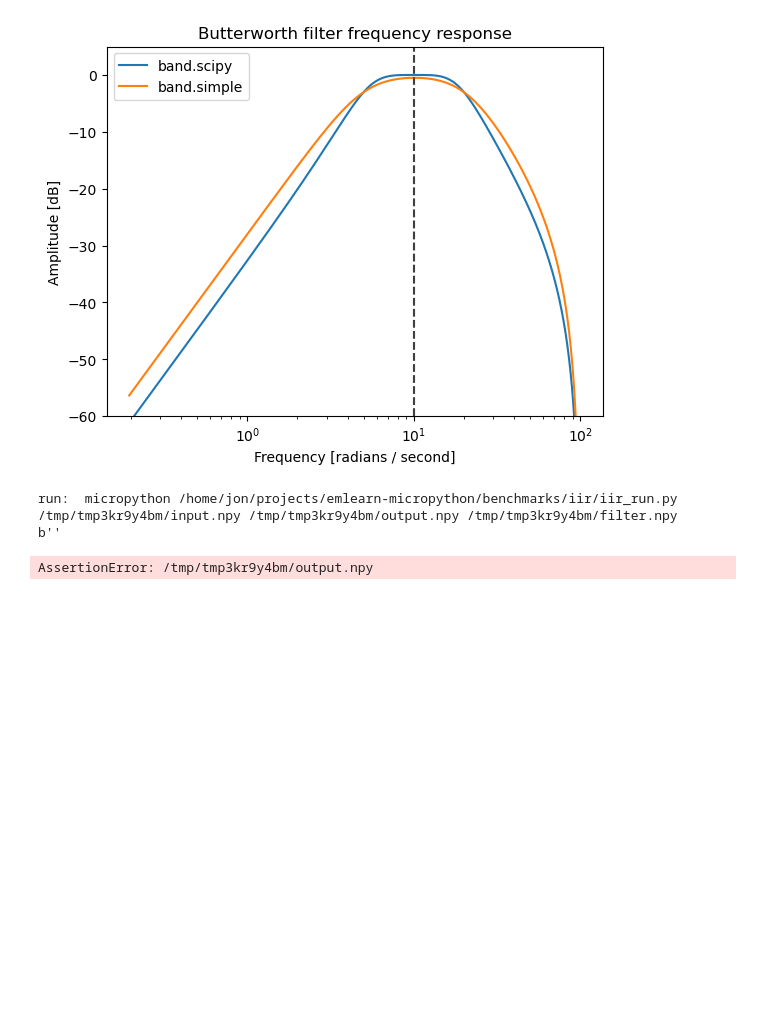
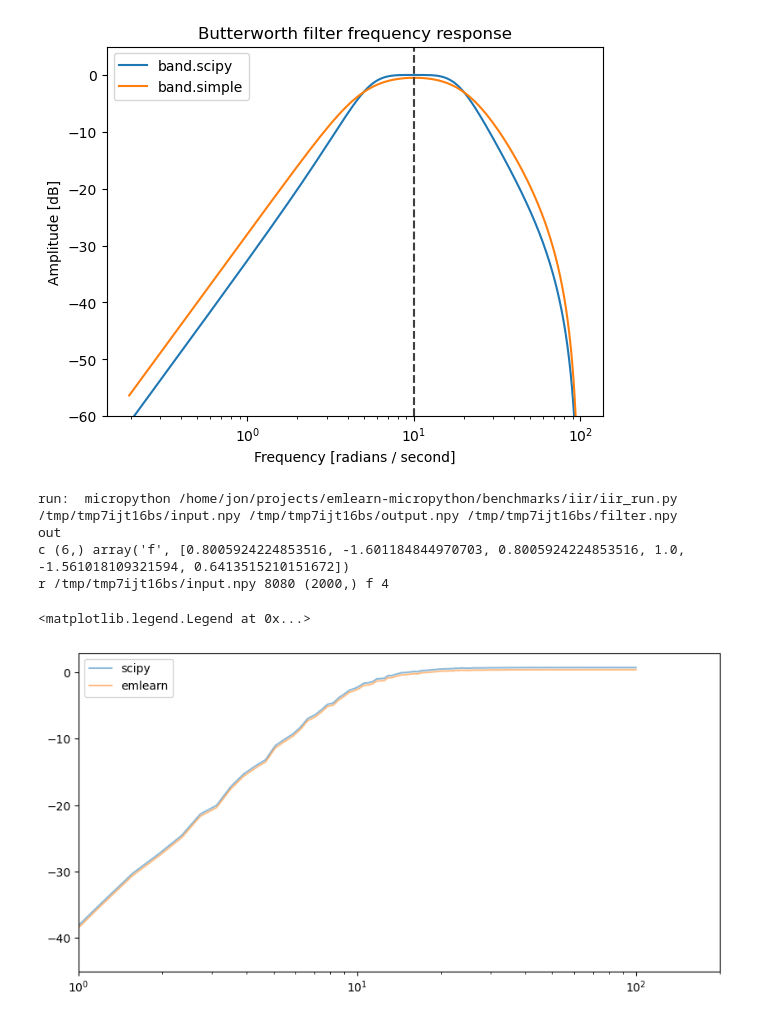
Before and after one commit to emlearn/emlearn-micropython, a Jupyter notebook: benchmarks/iir/SimpleFilters.ipynb, the cells around one changed output. Saved outputs shown, nothing was run; the diff lists cells and outputs as text; code cells hidden in the pictures; blank space fills up the shorter version.

Commit message:
iir: Q15 matches on a simple high pass filter

```diff
--- a/benchmarks/iir/SimpleFilters.ipynb
+++ b/benchmarks/iir/SimpleFilters.ipynb
@@ -137,36 +111,38 @@ def plot_spectrum_difference(ax, input, output, fs, label=None, alpha=0.5, n_fft
 
     S_in = spectrum_welch(input, sr=fs, n_fft=n_fft)
     S_out = spectrum_welch(output, sr=fs, n_fft=n_fft)
 
     FR = S_out - S_in
     FR += numpy.random.random(1)
     ax.plot(FR.index, FR.values, label=label, alpha=alpha)
     ax.set_xscale('log')
     ax.set_xlim(1, fs)
 
 def sosfilt_emlearn(coeff : numpy.array, input : numpy.array):
     """
     Calls MicroPython in a subprocess, using eml_iir modules from emlearn-micropython
     """
     from iir_run_subprocess import run_iir
 
     out = run_iir(array.array('f', input), array.array('f', coeff.flatten()))
 
     out = numpy.array(out)
 
     return out
 
-noise = numpy.random.random(1000)
+
+noise = numpy.random.random(2000)
 out_scipy = scipy.signal.sosfilt(coeff, noise)
 out_emlearn = sosfilt_emlearn(numpy.array(coeff), noise)
 
 fig, ax = plt.subplots(1, figsize=(10, 5))
 plot_spectrum_difference(ax, noise, out_scipy, fs=fs, label='scipy')
 plot_spectrum_difference(ax, noise, out_emlearn, fs=fs, label='emlearn')
 ax.legend()
-
-#numpy.save('noise.npy', noise)
 # %% [output]
-run:  micropython /home/jon/projects/emlearn-micropython/benchmarks/iir/iir_run.py /tmp/tmp3kr9y4bm/input.npy /tmp/tmp3kr9y4bm/output.npy /tmp/tmp3kr9y4bm/filter.npy
-b''
+run:  micropython /home/jon/projects/emlearn-micropython/benchmarks/iir/iir_run.py /tmp/tmp7ijt16bs/input.npy /tmp/tmp7ijt16bs/output.npy /tmp/tmp7ijt16bs/filter.npy
+out
+c (6,) array('f', [0.8005924224853516, -1.601184844970703, 0.8005924224853516, 1.0, -1.561018109321594, 0.6413515210151672])
+r /tmp/tmp7ijt16bs/input.npy 8080 (2000,) f 4
-AssertionError: /tmp/tmp3kr9y4bm/output.npy
+<matplotlib.legend.Legend at 0x...>
+[figure, added]
```
Also changed, not shown: parts of 3 cells of this notebook, 4 other files.
